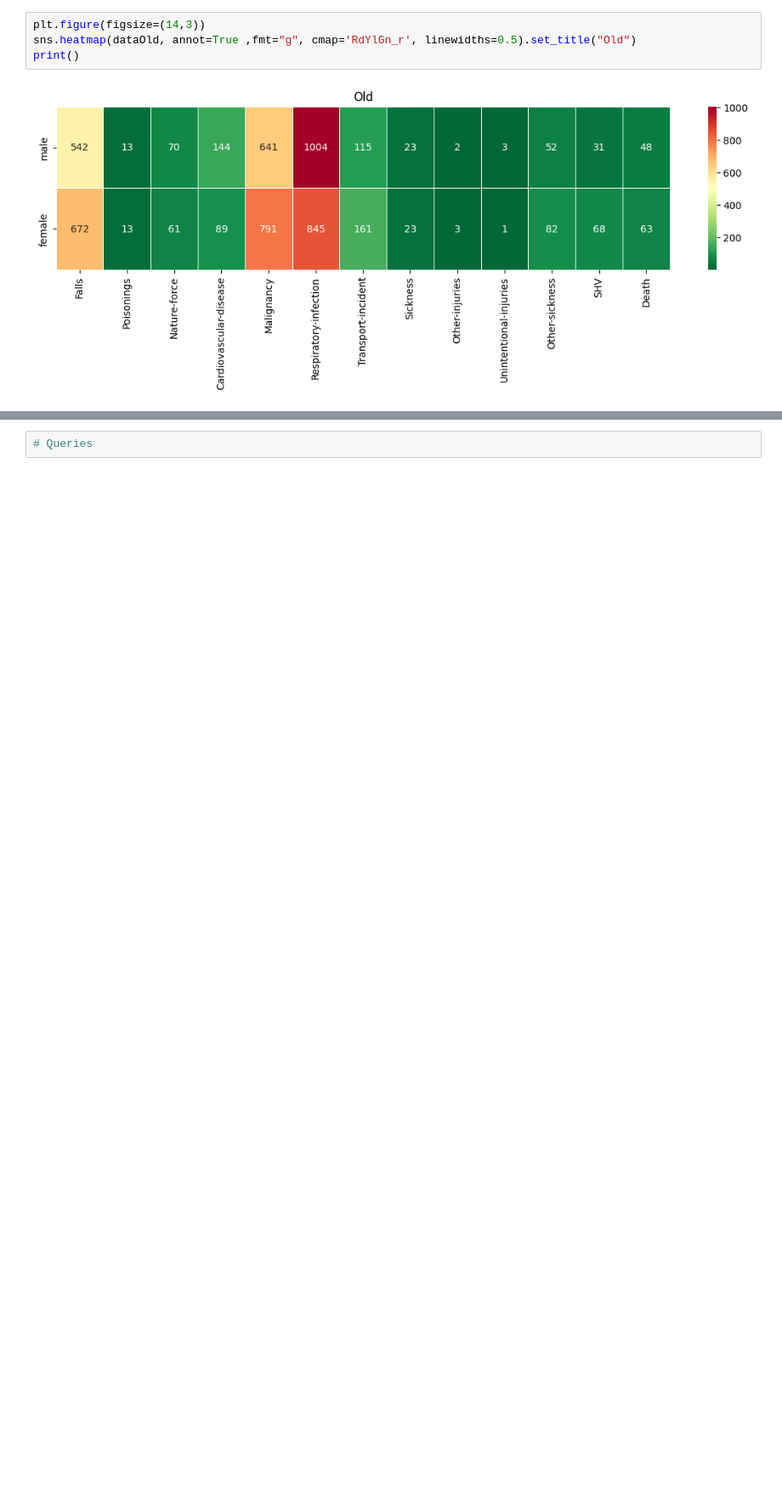
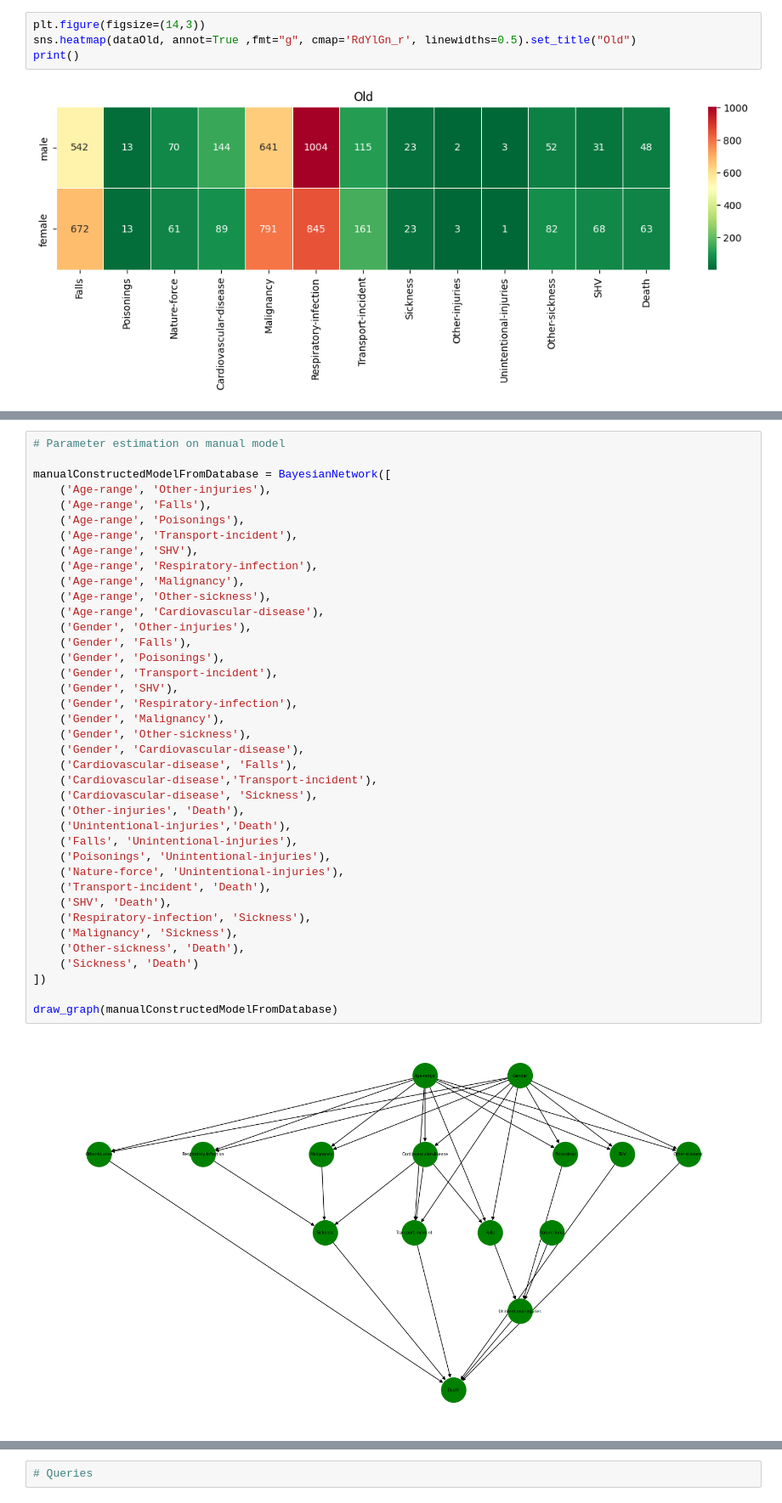
Before and after one commit to AndreaZecca/ByeBayes, a Jupyter notebook: project.ipynb, the cells around one changed output, grey strips where cells are left out. Shown at 85% size. Drawn from its saved outputs; the diff is of its cells as text; blank space fills up the shorter version.

Commit message:
Completed implementation of parameters estimation.
Co-authored-by: AndreaZecca <AndreaZecca@users.noreply.github.com>
Co-authored-by: JosephCarrino <JosephCarrino@users.noreply.github.com>

```diff
--- a/project.ipynb
+++ b/project.ipynb
@@ -122 +122,42 @@ print()
+# %%
+# Parameter estimation on manual model
+
+manualConstructedModelFromDatabase = BayesianNetwork([
+    ('Age-range', 'Other-injuries'),
+    ('Age-range', 'Falls'),
+    ('Age-range', 'Poisonings'),
+    ('Age-range', 'Transport-incident'),
+    ('Age-range', 'SHV'),
+    ('Age-range', 'Respiratory-infection'),
+    ('Age-range', 'Malignancy'),
+    ('Age-range', 'Other-sickness'),
+    ('Age-range', 'Cardiovascular-disease'),
+    ('Gender', 'Other-injuries'),
+    ('Gender', 'Falls'),
+    ('Gender', 'Poisonings'),
+    ('Gender', 'Transport-incident'),
+    ('Gender', 'SHV'),
+    ('Gender', 'Respiratory-infection'),
+    ('Gender', 'Malignancy'),
+    ('Gender', 'Other-sickness'),
+    ('Gender', 'Cardiovascular-disease'),
+    ('Cardiovascular-disease', 'Falls'),
+    ('Cardiovascular-disease','Transport-incident'),
+    ('Cardiovascular-disease', 'Sickness'),
+    ('Other-injuries', 'Death'),
+    ('Unintentional-injuries','Death'),
+    ('Falls', 'Unintentional-injuries'),
+    ('Poisonings', 'Unintentional-injuries'),
+    ('Nature-force', 'Unintentional-injuries'),
+    ('Transport-incident', 'Death'),
+    ('SHV', 'Death'),
+    ('Respiratory-infection', 'Sickness'),
+    ('Malignancy', 'Sickness'),
+    ('Other-sickness', 'Death'),
+    ('Sickness', 'Death')
+])
+
+draw_graph(manualConstructedModelFromDatabase)
+# %% [output]
+[figure, added]
 # %%
```
Also changed, not shown: parts of 5 cells of this notebook.
